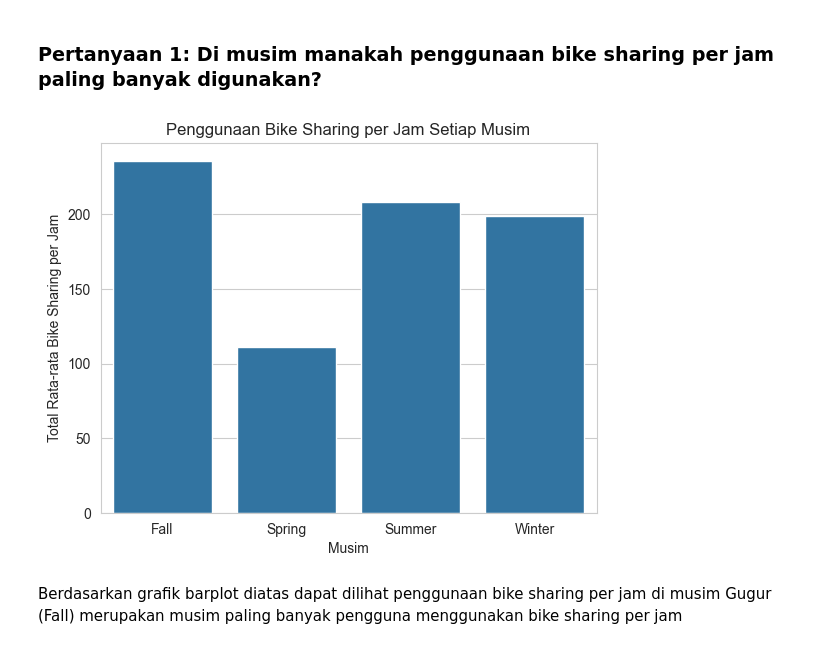
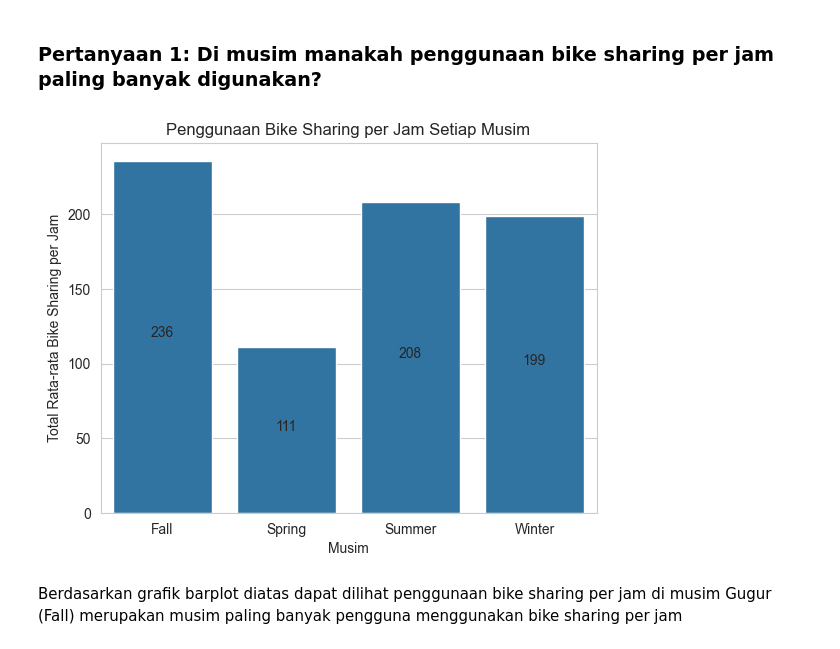
Before and after one commit to joydozer/bike-sharing-dicoding-finalproj, a Jupyter notebook: notebook.ipynb, the cells around one changed output. Cells and saved outputs as stored; diff of their text form; code cells hidden in the pictures.

```diff
--- a/notebook.ipynb
+++ b/notebook.ipynb
@@ -336,13 +336,16 @@ merge_bike_df.to_csv("dashboard/all_data.csv", index=False)
 # %%
 data_season = merge_bike_df.groupby('season_desc_hour')['cnt_hour'].mean()
 nama_musim = ['Fall', 'Spring', 'Summer', 'Winter']
+
 sns.barplot(x=nama_musim, y=data_season)
 plt.xlabel('Musim')
+for i in range(len(nama_musim)):
+    plt.text(i, data_season.iloc[i]//2, round(data_season.iloc[i]), ha = 'center')
 plt.ylabel('Total Rata-rata Bike Sharing per Jam')
 plt.title('Penggunaan Bike Sharing per Jam Setiap Musim')
 plt.show()
 # %% [output]
-[figure, old version]
+[figure, new version]
 # %% [markdown]
 Berdasarkan grafik barplot diatas dapat dilihat penggunaan bike sharing per jam di musim Gugur (Fall) merupakan musim paling banyak pengguna menggunakan bike sharing per jam
 # %% [markdown]
```
Also changed, not shown: parts of 4 cells of this notebook, 1 other file.
